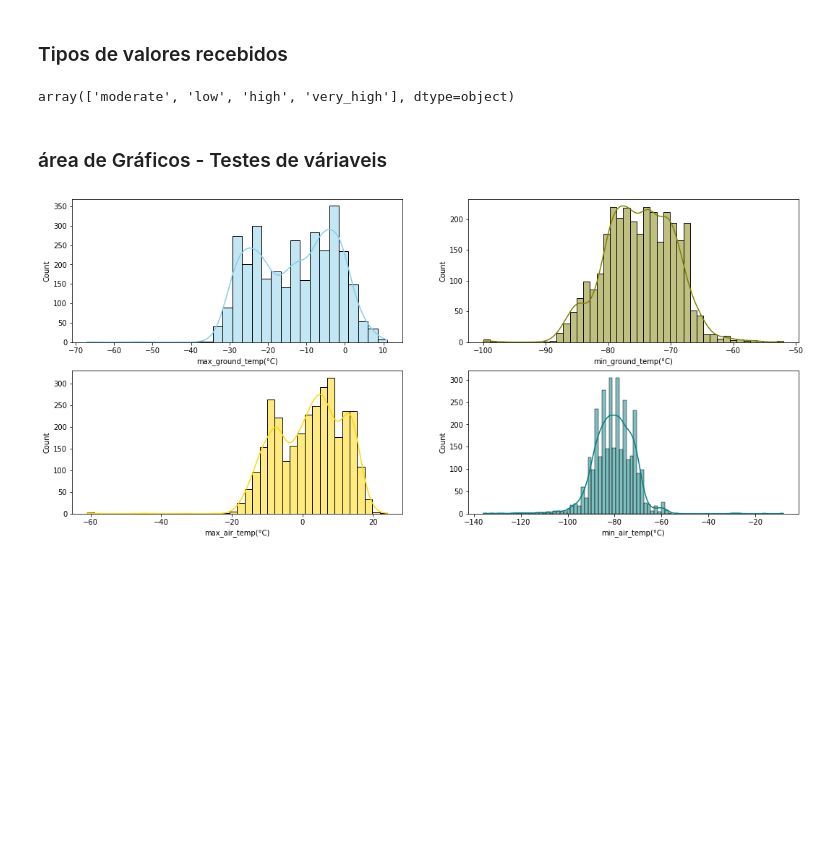
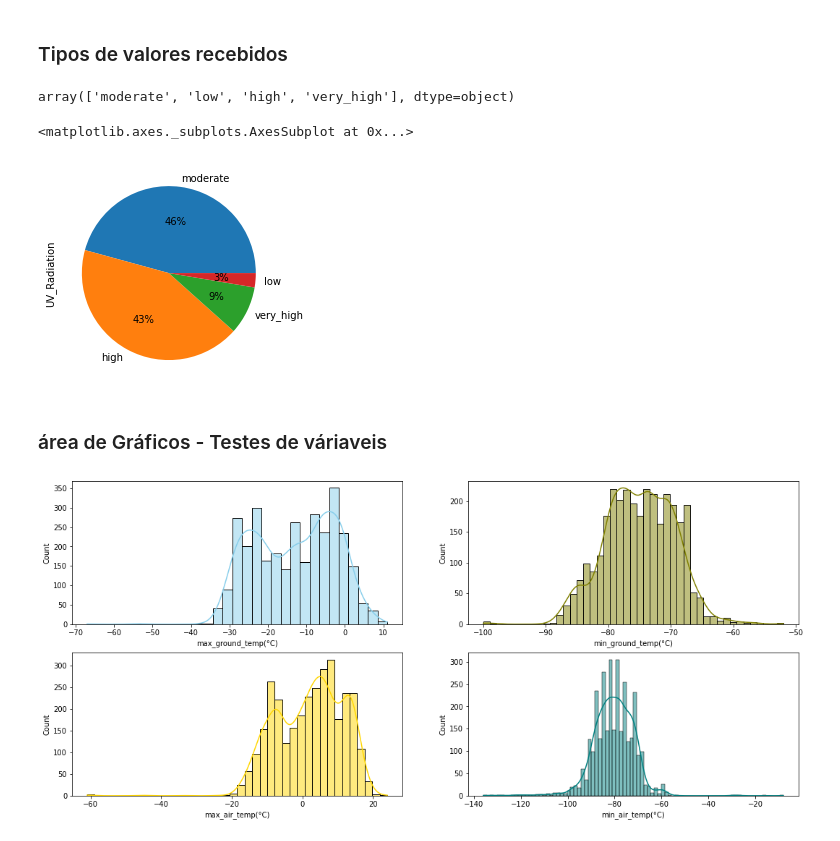
Before and after one commit to Gus-1003/DataScience, a Jupyter notebook: Análise_Dataset_REMS_Mars/Av3_Ciência_de_dados.ipynb, the cells around one changed output. Saved outputs shown, nothing was run; the diff lists cells and outputs as text; code cells hidden in the pictures; blank space fills up the shorter version.

```diff
--- a/Análise_Dataset_REMS_Mars/Av3_Ciência_de_dados.ipynb
+++ b/Análise_Dataset_REMS_Mars/Av3_Ciência_de_dados.ipynb
@@ -210,6 +210,11 @@ Dataframe.describe()
 Dataframe['UV_Radiation'].unique()
 # %% [output]
 array(['moderate', 'low', 'high', 'very_high'], dtype=object)
+# %%
+Dataframe['UV_Radiation'].value_counts().head().plot.pie(autopct='%.0f%%')
+# %% [output]
+<matplotlib.axes._subplots.AxesSubplot at 0x...>
+[figure, added]
 # %% [markdown]
 ### área de Gráficos - Testes de váriaveis
 # %%
```
Also changed, not shown: parts of 16 cells of this notebook.
